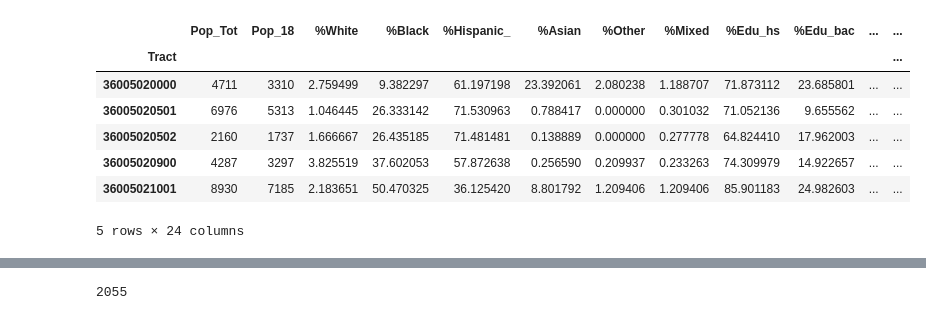
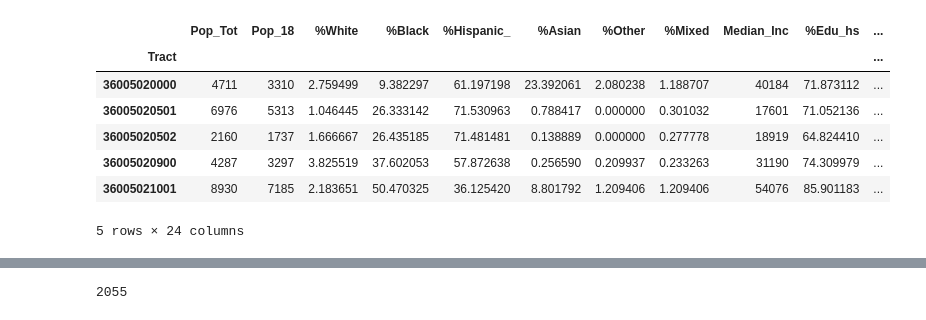
Before and after one commit to emj1020/complex_urban_systems_finalproj, a Jupyter notebook: Scripts/07b_Income_Distribution.ipynb, the cells around one changed output, grey strips where cells are left out. Cells and saved outputs as stored; diff of their text form; code cells hidden in the pictures.

```diff
--- a/Scripts/07b_Income_Distribution.ipynb
+++ b/Scripts/07b_Income_Distribution.ipynb
@@ -11,17 +11,17 @@ from sklearn.linear_model import LinearRegression
 import warnings
 warnings.filterwarnings('ignore')
 # %%
-tracts_demo = gpd.read_file('../Data/tract_with_info_v3.shp')
+tracts_demo = gpd.read_file('../Data/tract_with_info_v2.shp')
 tracts_demo.set_index('Tract',inplace=True)
 tracts_demo.head()
 # %% [output]
-|  | Pop_Tot | Pop_18 | %White | %Black | %Hispanic_ | %Asian | %Other | %Mixed | %Edu_hs | %Edu_bac | ... | ... |
-| Tract |  |  |  |  |  |  |  |  |  |  |  | ... |
-| 36005020000 | 4711 | 3310 | 2.759499 | 9.382297 | 61.197198 | 23.392061 | 2.080238 | 1.188707 | 71.873112 | 23.685801 | ... | ... |
-| 36005020501 | 6976 | 5313 | 1.046445 | 26.333142 | 71.530963 | 0.788417 | 0.000000 | 0.301032 | 71.052136 | 9.655562 | ... | ... |
-| 36005020502 | 2160 | 1737 | 1.666667 | 26.435185 | 71.481481 | 0.138889 | 0.000000 | 0.277778 | 64.824410 | 17.962003 | ... | ... |
-| 36005020900 | 4287 | 3297 | 3.825519 | 37.602053 | 57.872638 | 0.256590 | 0.209937 | 0.233263 | 74.309979 | 14.922657 | ... | ... |
-| 36005021001 | 8930 | 7185 | 2.183651 | 50.470325 | 36.125420 | 8.801792 | 1.209406 | 1.209406 | 85.901183 | 24.982603 | ... | ... |
+|  | Pop_Tot | Pop_18 | %White | %Black | %Hispanic_ | %Asian | %Other | %Mixed | Median_Inc | %Edu_hs | ... |
+| Tract |  |  |  |  |  |  |  |  |  |  | ... |
+| 36005020000 | 4711 | 3310 | 2.759499 | 9.382297 | 61.197198 | 23.392061 | 2.080238 | 1.188707 | 40184 | 71.873112 | ... |
+| 36005020501 | 6976 | 5313 | 1.046445 | 26.333142 | 71.530963 | 0.788417 | 0.000000 | 0.301032 | 17601 | 71.052136 | ... |
+| 36005020502 | 2160 | 1737 | 1.666667 | 26.435185 | 71.481481 | 0.138889 | 0.000000 | 0.277778 | 18919 | 64.824410 | ... |
+| 36005020900 | 4287 | 3297 | 3.825519 | 37.602053 | 57.872638 | 0.256590 | 0.209937 | 0.233263 | 31190 | 74.309979 | ... |
+| 36005021001 | 8930 | 7185 | 2.183651 | 50.470325 | 36.125420 | 8.801792 | 1.209406 | 1.209406 | 54076 | 85.901183 | ... |
 5 rows × 24 columns
 # %%
 tracts_demo.describe()
```
Also changed, not shown: parts of 21 cells of this notebook.
